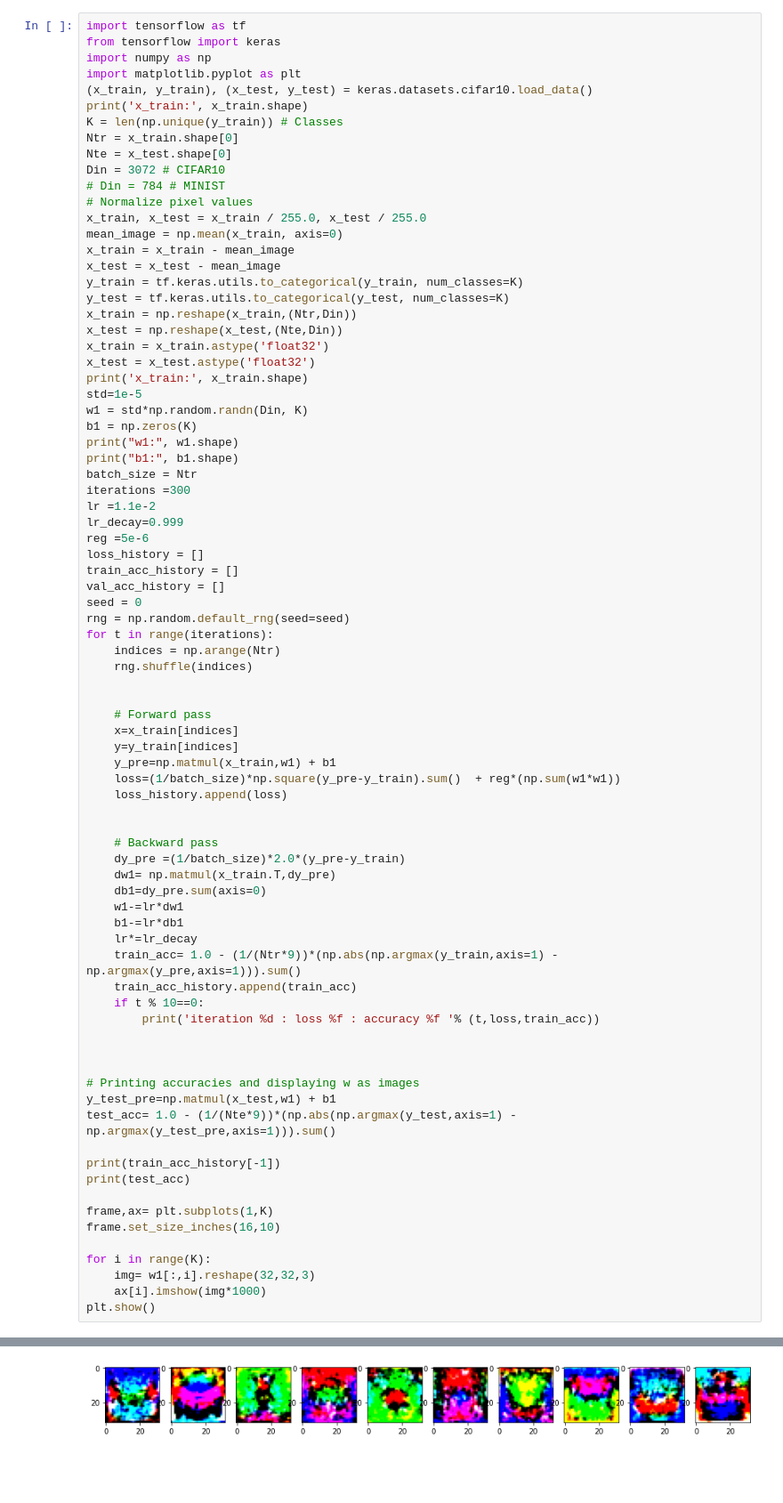
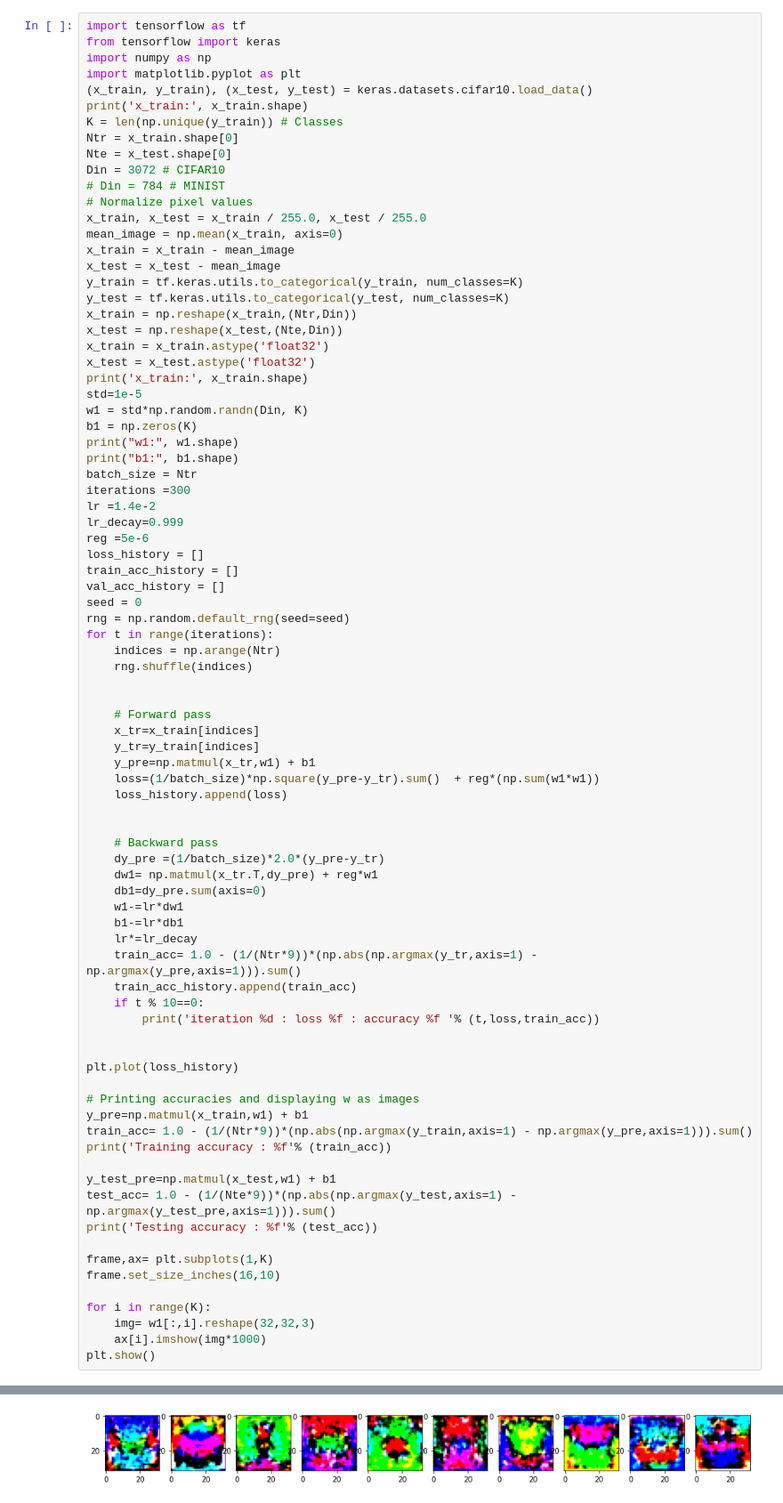
Before and after one commit to Ragavan1204/EN2550_Assignment4, a Jupyter notebook: linear_classifier.ipynb, the cells around one changed output, grey strips where cells are left out. Shown at 89% size. Cells and saved outputs as stored; diff of their text form; blank space fills up the shorter version.

```diff
--- a/linear_classifier.ipynb
+++ b/linear_classifier.ipynb
@@ -29,7 +29,7 @@ print("w1:", w1.shape)
 print("b1:", b1.shape)
 batch_size = Ntr
 iterations =300
-lr =1.1e-2
+lr =1.4e-2
 lr_decay=0.999
 reg =5e-6
 loss_history = []
@@ -43,33 +43,36 @@ for t in range(iterations):
 
 
     # Forward pass
-    x=x_train[indices]
-    y=y_train[indices]
-    y_pre=np.matmul(x_train,w1) + b1
-    loss=(1/batch_size)*np.square(y_pre-y_train).sum()  + reg*(np.sum(w1*w1))
+    x_tr=x_train[indices]
+    y_tr=y_train[indices]
+    y_pre=np.matmul(x_tr,w1) + b1
+    loss=(1/batch_size)*np.square(y_pre-y_tr).sum()  + reg*(np.sum(w1*w1))
     loss_history.append(loss)
 
 
     # Backward pass
-    dy_pre =(1/batch_size)*2.0*(y_pre-y_train)
-    dw1= np.matmul(x_train.T,dy_pre)
+    dy_pre =(1/batch_size)*2.0*(y_pre-y_tr)
+    dw1= np.matmul(x_tr.T,dy_pre) + reg*w1
     db1=dy_pre.sum(axis=0)
     w1-=lr*dw1
     b1-=lr*db1
     lr*=lr_decay
-    train_acc= 1.0 - (1/(Ntr*9))*(np.abs(np.argmax(y_train,axis=1) - np.argmax(y_pre,axis=1))).sum()
+    train_acc= 1.0 - (1/(Ntr*9))*(np.abs(np.argmax(y_tr,axis=1) - np.argmax(y_pre,axis=1))).sum()
     train_acc_history.append(train_acc)
     if t % 10==0:
         print('iteration %d : loss %f : accuracy %f '% (t,loss,train_acc))
 
 
+plt.plot(loss_history)
 
 # Printing accuracies and displaying w as images
+y_pre=np.matmul(x_train,w1) + b1
+train_acc= 1.0 - (1/(Ntr*9))*(np.abs(np.argmax(y_train,axis=1) - np.argmax(y_pre,axis=1))).sum()
+print('Training accuracy : %f'% (train_acc))
+
 y_test_pre=np.matmul(x_test,w1) + b1
 test_acc= 1.0 - (1/(Nte*9))*(np.abs(np.argmax(y_test,axis=1) - np.argmax(y_test_pre,axis=1))).sum()
-
-print(train_acc_history[-1])
-print(test_acc)
+print('Testing accuracy : %f'% (test_acc))
 
 frame,ax= plt.subplots(1,K)
 frame.set_size_inches(16,10)
@@ -99 +102 @@ Clipping input data to the valid range for imshow with RGB data ([0..1] for floa
-[figure, old version]
+[figure, new version]
```
Also changed, not shown: parts of 1 cell of this notebook, 1 other file.
